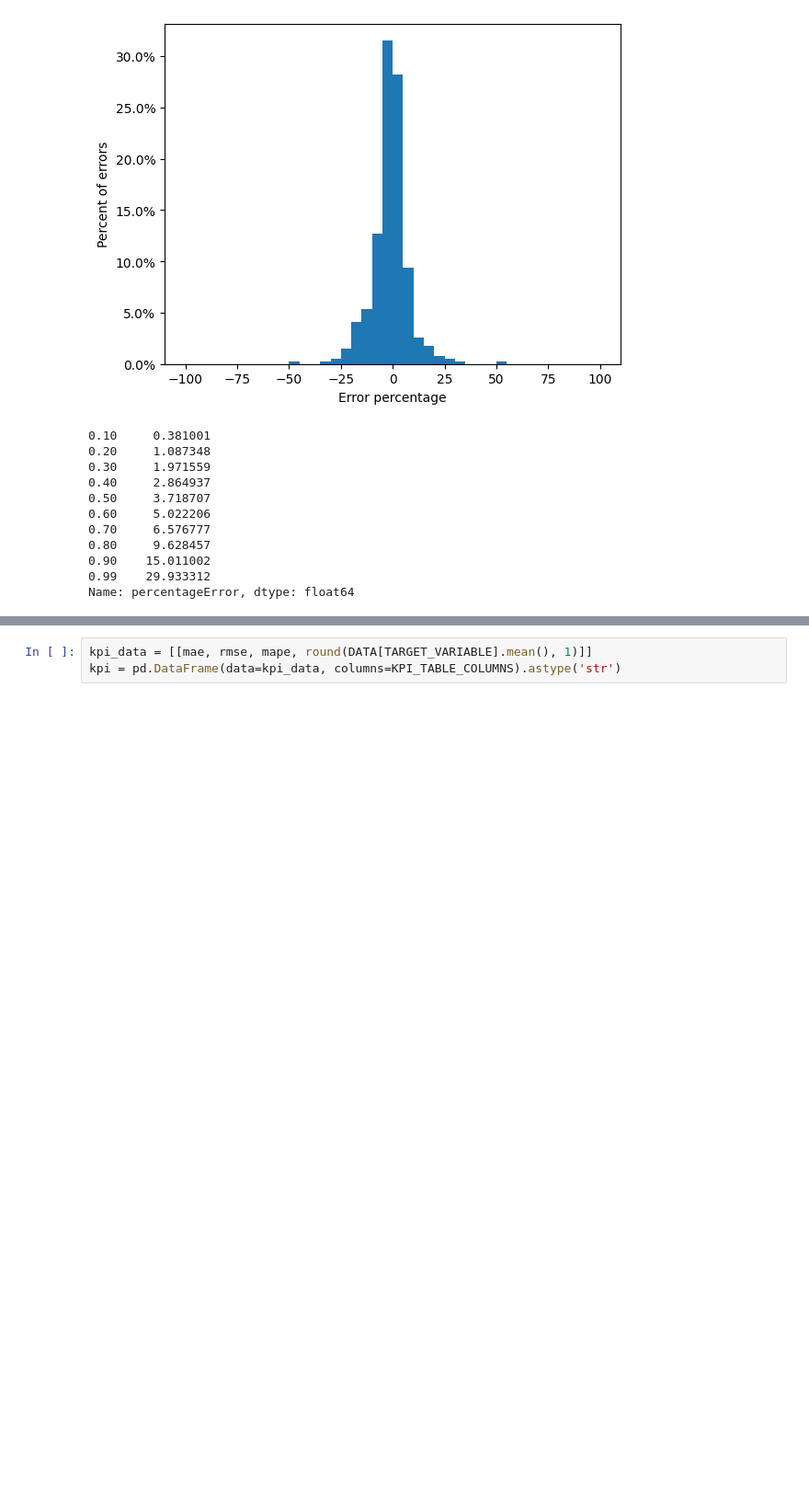
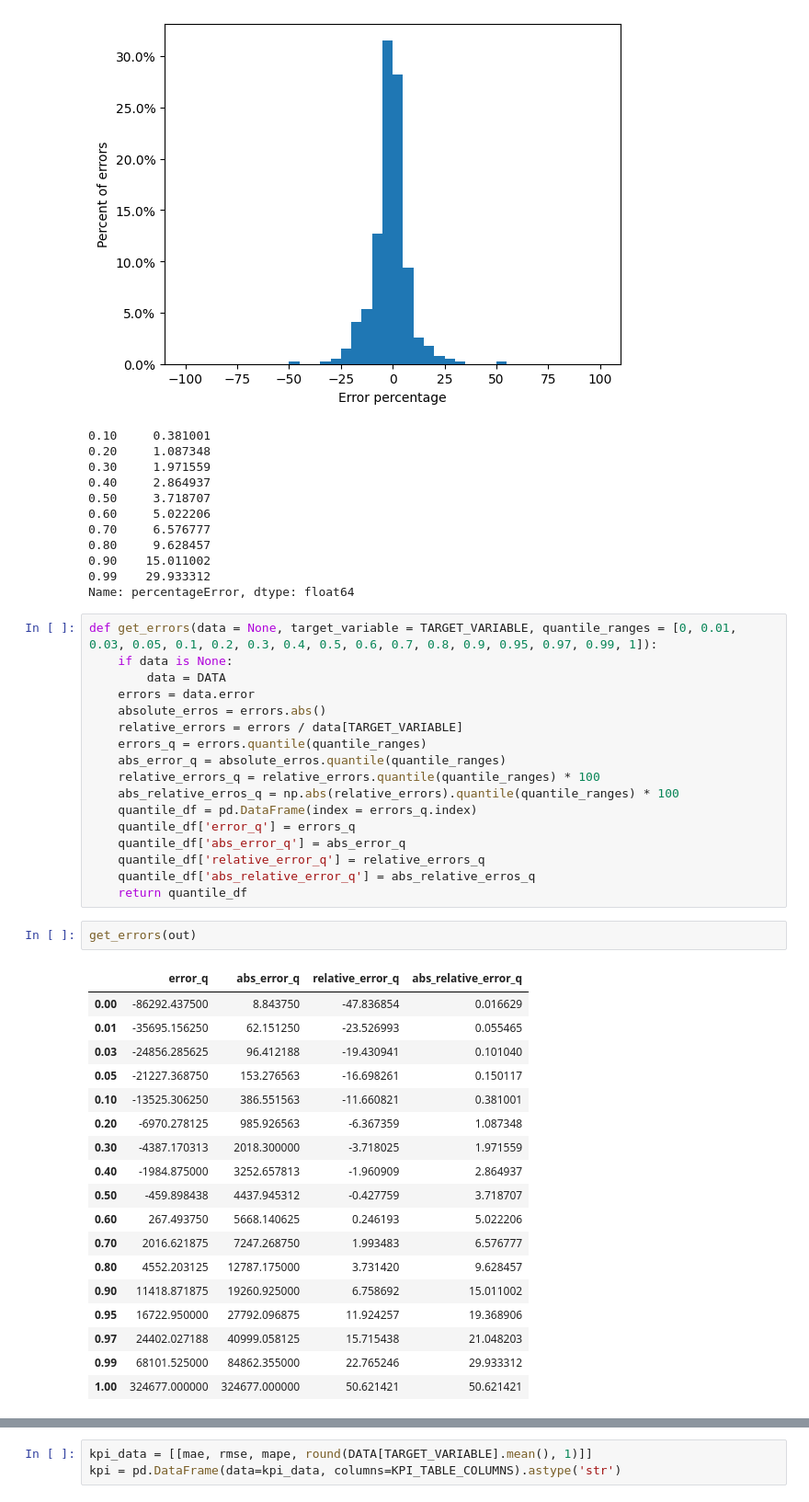
Before and after one commit to asdasde/market_models, a Jupyter notebook: notebooks/market_model.ipynb, the cells around one changed output, grey strips where cells are left out. Shown at 92% size. Saved outputs shown, nothing was run; the diff lists cells and outputs as text; blank space fills up the shorter version.

```diff
--- a/notebooks/market_model.ipynb
+++ b/notebooks/market_model.ipynb
@@ -526,4 +526,42 @@ out.percentageError.abs().quantile([0.1, 0.2, 0.3, 0.4, 0.5, 0.6, 0.7, 0.8, 0.9,
 0.90    15.011002
 0.99    29.933312
 Name: percentageError, dtype: float64
+# %%
+def get_errors(data = None, target_variable = TARGET_VARIABLE, quantile_ranges = [0, 0.01, 0.03, 0.05, 0.1, 0.2, 0.3, 0.4, 0.5, 0.6, 0.7, 0.8, 0.9, 0.95, 0.97, 0.99, 1]):
+    if data is None:
+        data = DATA
+    errors = data.error
+    absolute_erros = errors.abs()
+    relative_errors = errors / data[TARGET_VARIABLE]
+    errors_q = errors.quantile(quantile_ranges)
+    abs_error_q = absolute_erros.quantile(quantile_ranges)
+    relative_errors_q = relative_errors.quantile(quantile_ranges) * 100
+    abs_relative_erros_q = np.abs(relative_errors).quantile(quantile_ranges) * 100
+    quantile_df = pd.DataFrame(index = errors_q.index)
+    quantile_df['error_q'] = errors_q
+    quantile_df['abs_error_q'] = abs_error_q
+    quantile_df['relative_error_q'] = relative_errors_q
+    quantile_df['abs_relative_error_q'] = abs_relative_erros_q
+    return quantile_df
+# %%
+get_errors(out)
+# %% [output]
+|  | error_q | abs_error_q | relative_error_q | abs_relative_error_q |
+| 0.00 | -86292.437500 | 8.843750 | -47.836854 | 0.016629 |
+| 0.01 | -35695.156250 | 62.151250 | -23.526993 | 0.055465 |
+| 0.03 | -24856.285625 | 96.412188 | -19.430941 | 0.101040 |
+| 0.05 | -21227.368750 | 153.276563 | -16.698261 | 0.150117 |
+| 0.10 | -13525.306250 | 386.551563 | -11.660821 | 0.381001 |
+| 0.20 | -6970.278125 | 985.926563 | -6.367359 | 1.087348 |
+| 0.30 | -4387.170313 | 2018.300000 | -3.718025 | 1.971559 |
+| 0.40 | -1984.875000 | 3252.657813 | -1.960909 | 2.864937 |
+| 0.50 | -459.898438 | 4437.945312 | -0.427759 | 3.718707 |
+| 0.60 | 267.493750 | 5668.140625 | 0.246193 | 5.022206 |
+| 0.70 | 2016.621875 | 7247.268750 | 1.993483 | 6.576777 |
+| 0.80 | 4552.203125 | 12787.175000 | 3.731420 | 9.628457 |
+| 0.90 | 11418.871875 | 19260.925000 | 6.758692 | 15.011002 |
+| 0.95 | 16722.950000 | 27792.096875 | 11.924257 | 19.368906 |
+| 0.97 | 24402.027188 | 40999.058125 | 15.715438 | 21.048203 |
+| 0.99 | 68101.525000 | 84862.355000 | 22.765246 | 29.933312 |
+| 1.00 | 324677.000000 | 324677.000000 | 50.621421 | 50.621421 |
 # %%
```
Also changed, not shown: parts of 10 cells of this notebook, 3 other files.
